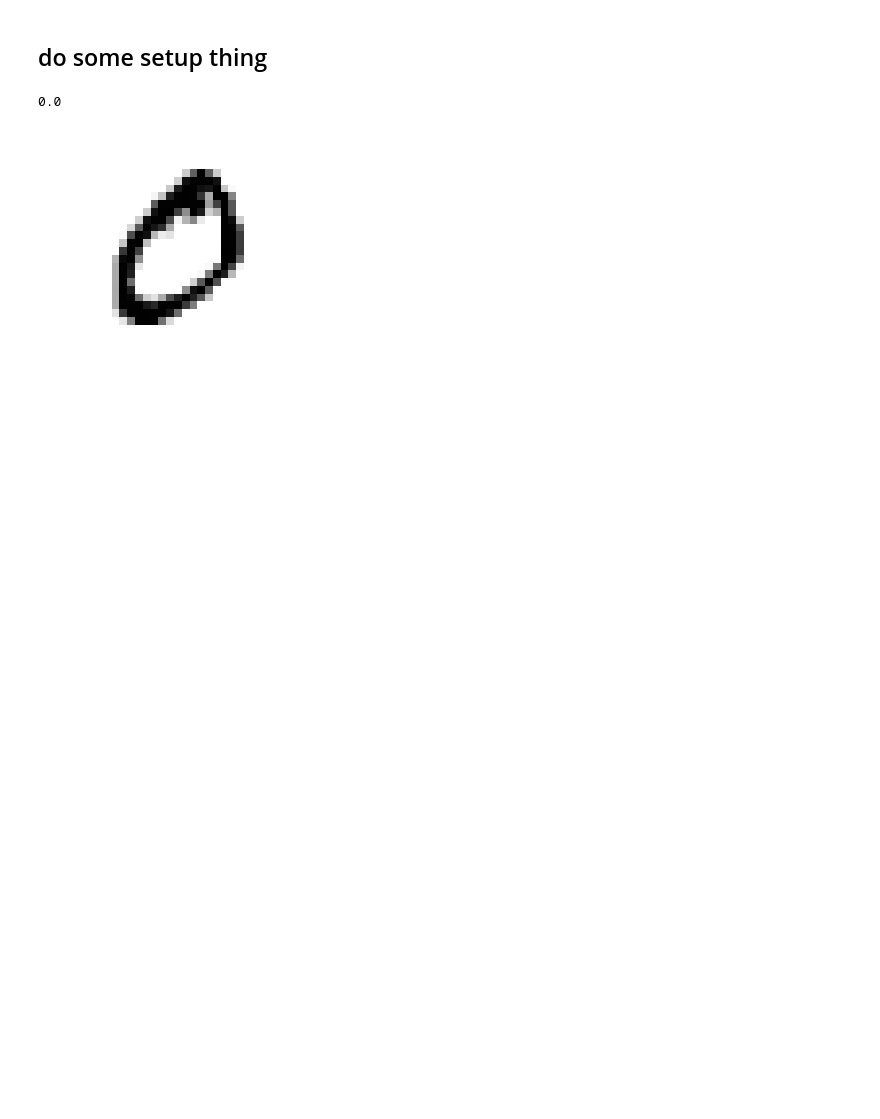
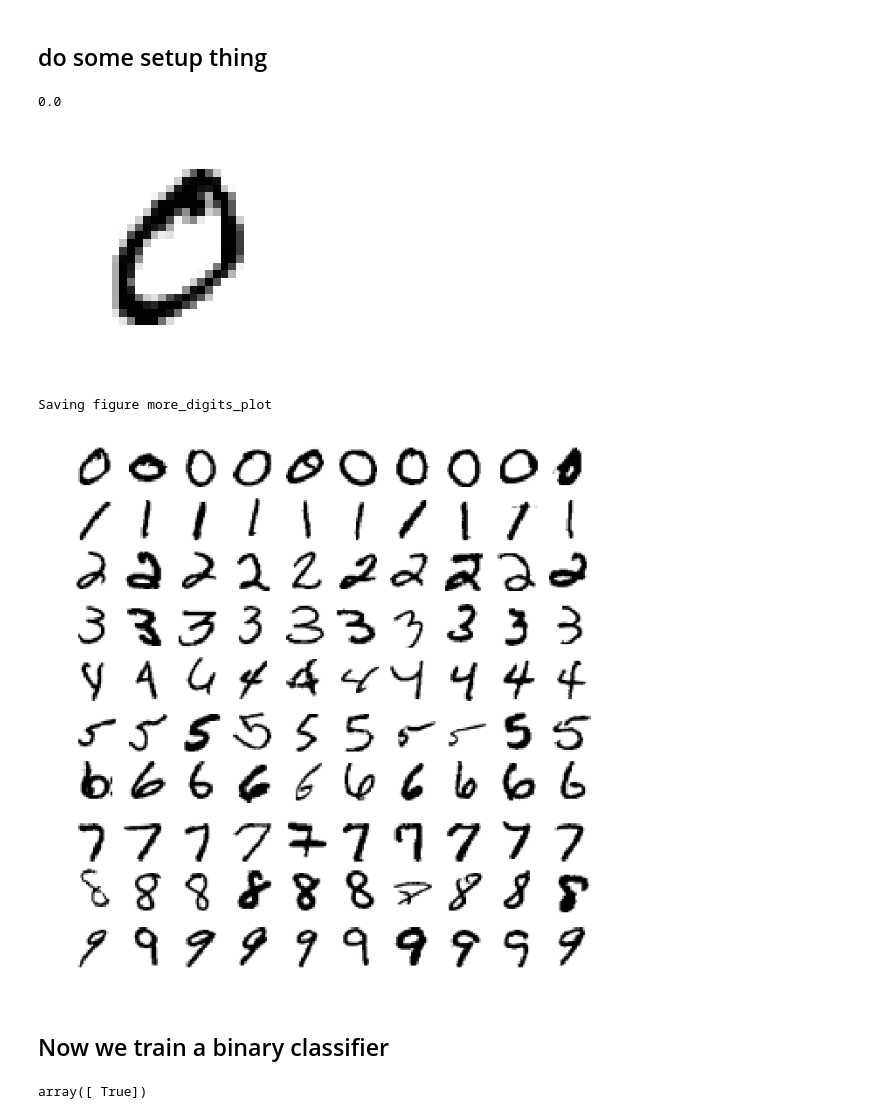
Before and after one commit to Oukaishen/dailyPython, a Jupyter notebook: HandsOnSKTF/MNIST.ipynb, the cells around one changed output. Cells and saved outputs as stored; diff of their text form; code cells hidden in the pictures; blank space fills up the shorter version.

```diff
--- a/HandsOnSKTF/MNIST.ipynb
+++ b/HandsOnSKTF/MNIST.ipynb
@@ -53,0 +60,39 @@ print(y[0])
+# %%
+import numpy as np
+import os
+
+# Where to save the figures
+PROJECT_ROOT_DIR = "."
+CHAPTER_ID = "classification"
+
+# EXTRA
+def plot_digits(instances, images_per_row=10, **options):
+    size = 28
+    images_per_row = min(len(instances), images_per_row)
+    images = [instance.reshape(size,size) for instance in instances]
+    n_rows = (len(instances) - 1) // images_per_row + 1
+    row_images = []
+    n_empty = n_rows * images_per_row - len(instances)
+    images.append(np.zeros((size, size * n_empty)))
+    for row in range(n_rows):
+        rimages = images[row * images_per_row : (row + 1) * images_per_row]
+        row_images.append(np.concatenate(rimages, axis=1))
+    image = np.concatenate(row_images, axis=0)
+    plt.imshow(image, cmap = matplotlib.cm.binary, **options)
+    plt.axis("off")
+
+def save_fig(fig_id, tight_layout=True):
+    path = os.path.join(PROJECT_ROOT_DIR, "images", CHAPTER_ID, fig_id + ".png")
+    print("Saving figure", fig_id)
+    if tight_layout:
+        plt.tight_layout()
+    plt.savefig(path, format='png', dpi=300)
+# %%
+plt.figure(figsize=(9,9))
+example_images = np.r_[X[:12000:600], X[13000:30600:600], X[30600:60000:590]]
+plot_digits(example_images, images_per_row=10)
+save_fig("more_digits_plot")
+plt.show()
+# %% [output]
+Saving figure more_digits_plot
+[figure, added]
@@ -53,0 +105,2 @@ print(y[0])
+# %% [markdown]
+## Now we train a binary classifier
@@ -53,0 +110,8 @@ print(y[0])
+# %%
+from sklearn.linear_model import SGDClassifier
+sgd_clf = SGDClassifier(random_state=42)
+sgd_clf.fit(X_train, y_train_5)
+sgd_clf.predict([first_sample])
+sgd_clf.predict([X[36000]])
+# %% [output]
+array([ True])
```
Also changed, not shown: parts of 6 cells of this notebook, 4 other files.
